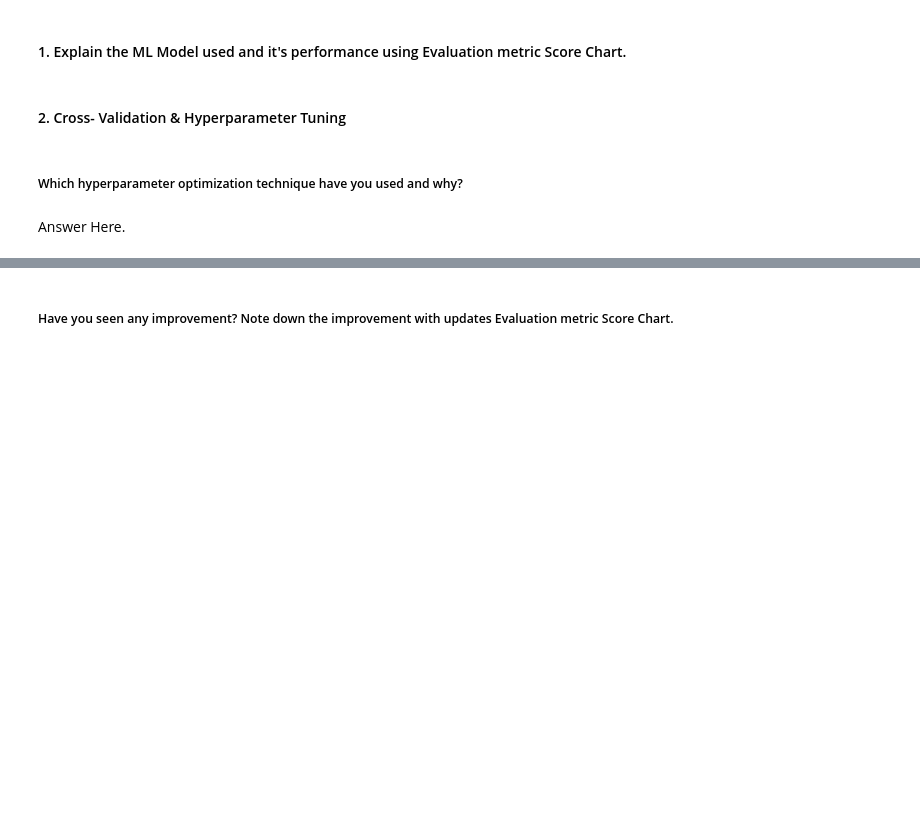
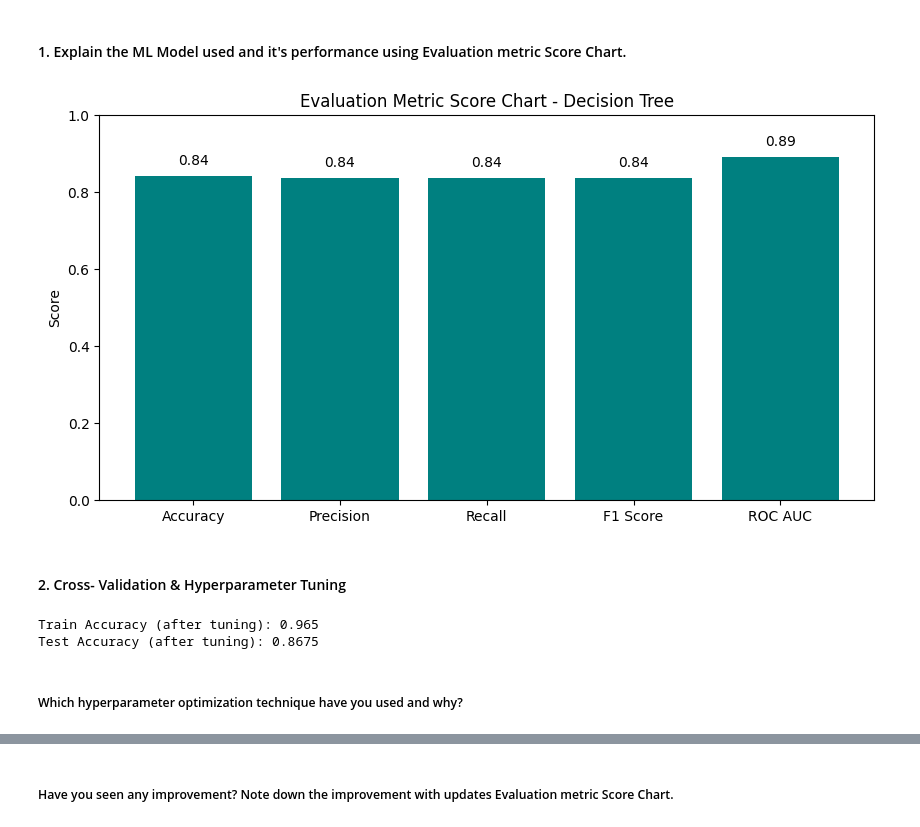
Before and after one commit to VANSHG2005/Python, a Jupyter notebook: Mobile_Price_Range_Prediction_ML_Classification_Project.ipynb, the cells around one changed output, grey strips where cells are left out. Cells and saved outputs as stored; diff of their text form; code cells hidden in the pictures; blank space fills up the shorter version.

Commit message:
Model 3 Completed

```diff
--- a/Mobile_Price_Range_Prediction_ML_Classification_Project.ipynb
+++ b/Mobile_Price_Range_Prediction_ML_Classification_Project.ipynb
@@ -1673,2 +1671,24 @@ Text(0.5, 1.0, 'Confusion Matrix of Decision Tree Model')
+# %%
+# Visualizing evaluation Metric Score chart
+
+# Evaluation metrics
+metrics = ['Accuracy', 'Precision', 'Recall', 'F1 Score', 'ROC AUC']
+before_scores = [dtc_testing_accuracy, dt_test_precision, dt_test_recall, dt_f1_score, dt_roc_auc_score]
+
+# Plotting the chart
+plt.figure(figsize=(10, 5))
+bars = plt.bar(metrics, before_scores, color='teal')
+plt.ylim(0, 1)
+plt.title('Evaluation Metric Score Chart - Decision Tree')
+plt.ylabel('Score')
+
+# Add value labels on top of each bar
+for bar in bars:
+    height = bar.get_height()
+    plt.text(bar.get_x() + bar.get_width()/2.0, height + 0.02, f'{height:.2f}', ha='center', va='bottom', fontsize=10)
+
+plt.show()
+# %% [output]
+[figure, added]
 # %% [markdown]
 #### 2. Cross- Validation & Hyperparameter Tuning
@@ -1681,4 +1695,35 @@ Text(0.5, 1.0, 'Confusion Matrix of Decision Tree Model')
+# %%
+# ML Model - 3 Implementation with hyperparameter optimization techniques (i.e., GridSearch CV, RandomSearch CV, Bayesian Optimization etc.)
+
+# Define parameter grid
+param_grid = {
+    'criterion': ['gini', 'entropy'],
+    'max_depth': [3, 5, 10, 15, None],
+    'min_samples_split': [2, 5, 10],
+    'min_samples_leaf': [1, 2, 4]
+}
+
+# Instantiate model
+dt_model = DecisionTreeClassifier(random_state=42)
+
+# Grid Search
+grid_search_dt = GridSearchCV(estimator=dt_model, param_grid=param_grid, cv=5, scoring='accuracy', n_jobs=-1)
+grid_search_dt.fit(X_train_scaled, y_train)
+
+# Best Estimator
+best_dt = grid_search_dt.best_estimator_
+
+# Predictions
+y_test_pred_dt_opt = best_dt.predict(X_test_scaled)
+y_train_pred_dt_opt = best_dt.predict(X_train_scaled)
+
+# Evaluation
+from sklearn.metrics import accuracy_score
+
+print("Train Accuracy (after tuning):", accuracy_score(y_train, y_train_pred_dt_opt))
+print("Test Accuracy (after tuning):", accuracy_score(y_test, y_test_pred_dt_opt))
+# %% [output]
+Train Accuracy (after tuning): 0.965
+Test Accuracy (after tuning): 0.8675
 # %% [markdown]
 ##### Which hyperparameter optimization technique have you used and why?
-# %% [markdown]
-Answer Here.
```
Also changed, not shown: parts of 15 cells of this notebook.
